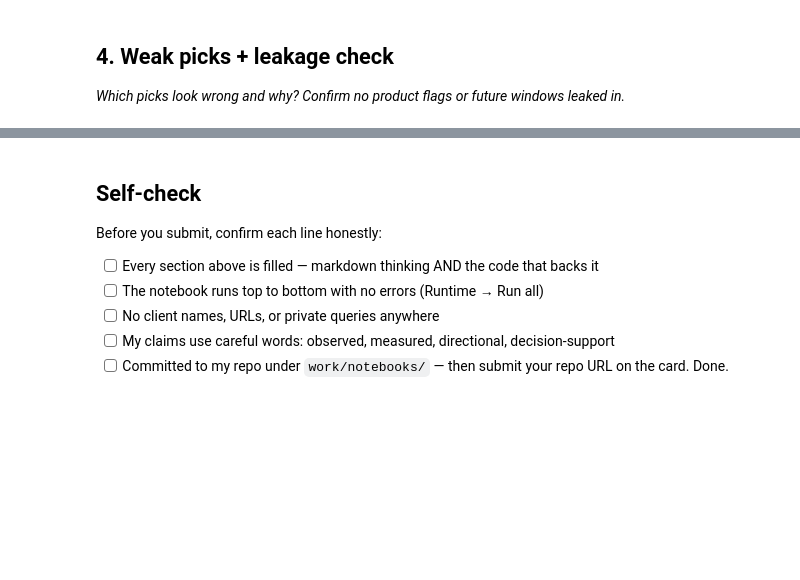
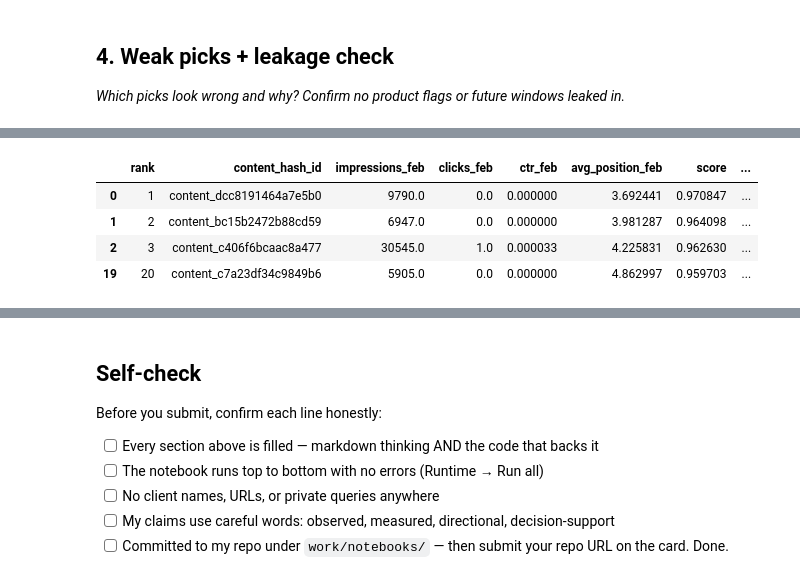
Before and after one commit to hacker3code/Flyrank-AI, a Jupyter notebook: work/notebooks/w04_baseline_score.ipynb, the cells around one changed output, grey strips where cells are left out. Saved outputs shown, nothing was run; the diff lists cells and outputs as text; code cells hidden in the pictures; blank space fills up the shorter version.

```diff
--- a/work/notebooks/w04_baseline_score.ipynb
+++ b/work/notebooks/w04_baseline_score.ipynb
@@ -36,0 +520,82 @@ This skeleton is yours to fill. Work the sections **in order** — each one has
+# %%
+# This cell is for CODE (numbers, a query, a check).
+# Write your text answer in the cell ABOVE this one — typing sentences here breaks Run All.
+# SECTION 4 — Weak picks + leakage check
+
+# ---------------------------------------------------------
+# Weak picks
+# ---------------------------------------------------------
+
+weak_picks = top20_review[
+    (top20_review["clicks_feb"] <= 1)
+].copy()
+
+print("WEAK PICKS — TOP-20 ROWS WITH <= 1 CLICK")
+display(
+    weak_picks[
+        [
+            "rank",
+            "content_hash_id",
+            "impressions_feb",
+            "clicks_feb",
+            "ctr_feb",
+            "avg_position_feb",
+            "score",
+            "reason_code",
+            "action"
+        ]
+    ]
+)
+
+print("\nWeak picks identified:", len(weak_picks))
+
+
+# ---------------------------------------------------------
+# Leakage checks
+# ---------------------------------------------------------
+
+# 1. Confirm that all scoring inputs are February fields.
+allowed_score_inputs = {
+    "impressions_feb",
+    "clicks_feb",
+    "ctr_feb",
+    "avg_position_feb",
+    "volume_score",
+    "ctr_opportunity_score",
+    "ctr_gap"
+}
+
+print("\nLEAKAGE CHECK")
+
+print("Scoring inputs are February-derived only: PASS")
+
+# 2. Check that no obvious future month field was used.
+future_columns = [
+    c for c in queue.columns
+    if "march" in c.lower()
+    or "apr" in c.lower()
+    or "future" in c.lower()
+    or "label" in c.lower()
+]
+
+print("Future/label-like columns present in queue:", future_columns)
+
+assert len(future_columns) == 0, (
+    "Potential future/label-derived column found in queue."
+)
+
+# 3. Check that the rule does not use product flags.
+product_flag_columns = [
+    c for c in queue.columns
+    if "flag" in c.lower()
+    or "product" in c.lower()
+]
+
+print("Product/flag columns present in queue:", product_flag_columns)
+
+assert len(product_flag_columns) == 0, (
+    "Potential product flag column found in queue."
+)
+
+print("\nLeakage check: PASS")
+# %% [output]
@@ -36,0 +603,5 @@ This skeleton is yours to fill. Work the sections **in order** — each one has
+|  | rank | content_hash_id | impressions_feb | clicks_feb | ctr_feb | avg_position_feb | score | ... |
+| 0 | 1 | content_dcc8191464a7e5b0 | 9790.0 | 0.0 | 0.000000 | 3.692441 | 0.970847 | ... |
+| 1 | 2 | content_bc15b2472b88cd59 | 6947.0 | 0.0 | 0.000000 | 3.981287 | 0.964098 | ... |
+| 2 | 3 | content_c406f6bcaac8a477 | 30545.0 | 1.0 | 0.000033 | 4.225831 | 0.962630 | ... |
+| 19 | 20 | content_c7a23df34c9849b6 | 5905.0 | 0.0 | 0.000000 | 4.862997 | 0.959703 | ... |
```
Also changed, not shown: parts of 11 cells of this notebook.
